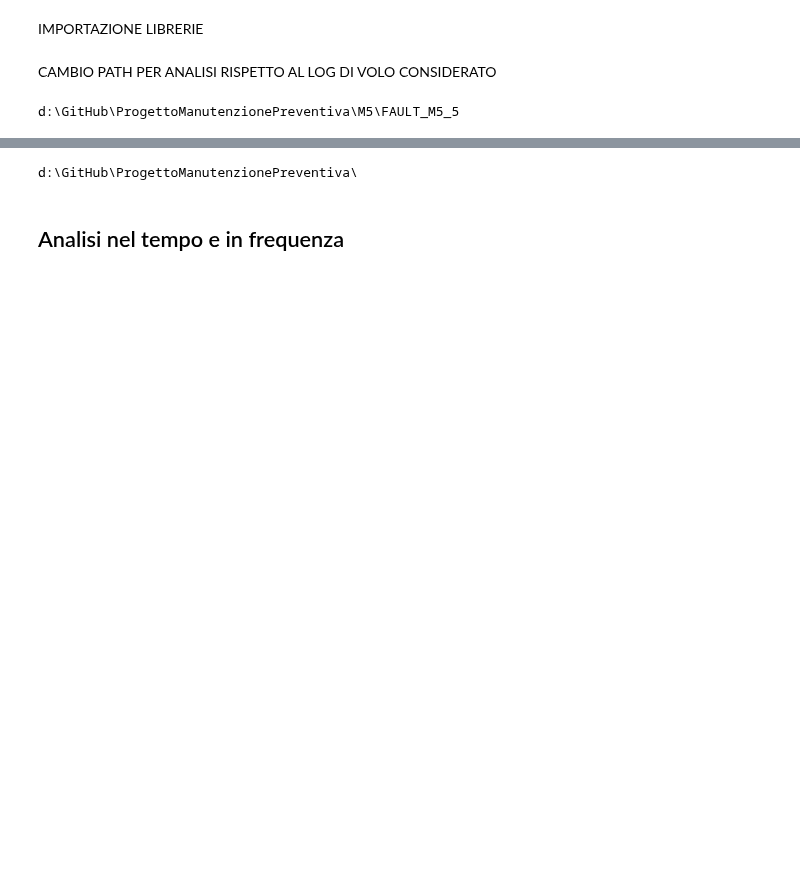
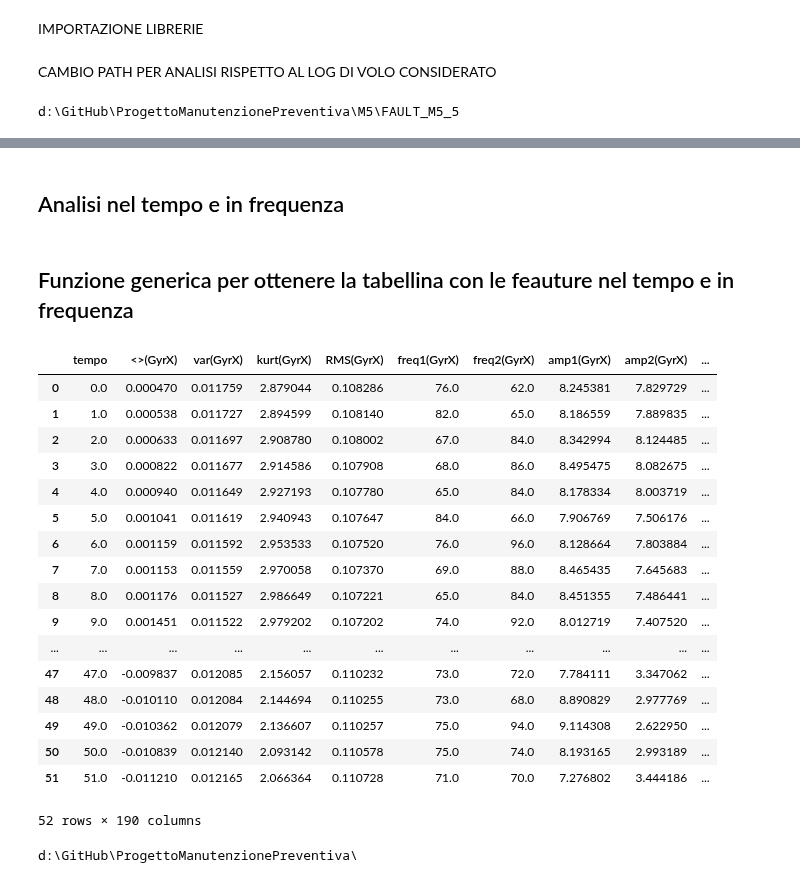
Before and after one commit to ChiaraAmalia/ProgettoManutenzionePreventiva, a Jupyter notebook: M5/FAULT_M5_5/fault_m5_5.ipynb, the cells around one changed output, grey strips where cells are left out. Cells and saved outputs as stored; diff of their text form; code cells hidden in the pictures; blank space fills up the shorter version.

```diff
--- a/M5/FAULT_M5_5/fault_m5_5.ipynb
+++ b/M5/FAULT_M5_5/fault_m5_5.ipynb
@@ -205,0 +260,5 @@ print(m5_fault5)
+# %%
+from datetime import timedelta
+m5_fault5=m5_fault5.reset_index(drop=True)
+m5_fault5['TimeUS'] = pd.to_datetime(m5_fault5['TimeUS'], unit='us').dt.strftime('%H:%M:%S.%f')
+display(m5_fault5)
@@ -205,0 +279,19 @@ print(m5_fault5)
+# %% [markdown]
+## Analisi nel tempo e in frequenza
+# %%
+import math
+#Funzione che calcola il Root Mean Square (RMS)
+def rmsValue(arr, n):
+    square = 0
+    mean = 0.0
+    root = 0.0
+    #Calcola il quadrato
+    for i in range(0,n):
+        square += (arr[i]**2)
+    #Calcola la media
+    mean = (square / (float)(n))
+    #Calcola la radice
+    root = math.sqrt(mean)
+    return root
+# %% [markdown]
+## Funzione generica per ottenere la tabellina con le feauture nel tempo e in frequenza
@@ -206,3 +333,48 @@ print(m5_fault5)
+# %%
+from functools import reduce
+GyrX=time_freq_feat('GyrX')
+GyrY=time_freq_feat('GyrY')
+GyrZ=time_freq_feat('GyrZ')
+AccX=time_freq_feat('AccX')
+AccY=time_freq_feat('AccY')
+AccZ=time_freq_feat('AccZ')
+Roll=time_freq_feat('Roll')
+Pitch=time_freq_feat('Pitch')
+Yaw=time_freq_feat('Yaw')
+rpm_ESC_0=time_freq_feat('RPM(ESC_0)')
+curr_ESC_0=time_freq_feat('Curr(ESC_0)')
+rpm_ESC_1=time_freq_feat('RPM(ESC_1)')
+curr_ESC_1=time_freq_feat('Curr(ESC_1)')
+rpm_ESC_2=time_freq_feat('RPM(ESC_2)')
+curr_ESC_2=time_freq_feat('Curr(ESC_2)')
+rpm_ESC_3=time_freq_feat('RPM(ESC_3)')
+curr_ESC_3=time_freq_feat('Curr(ESC_3)')
+rpm_ESC_4=time_freq_feat('RPM(ESC_4)')
+curr_ESC_4=time_freq_feat('Curr(ESC_4)')
+rpm_ESC_5=time_freq_feat('RPM(ESC_5)')
+curr_ESC_5=time_freq_feat('Curr(ESC_5)')
+merged = [GyrX,GyrY,GyrZ,AccX,AccY,AccZ,Roll,Pitch,Yaw,rpm_ESC_0,curr_ESC_0,rpm_ESC_1,curr_ESC_1,rpm_ESC_2,curr_ESC_2,rpm_ESC_3,curr_ESC_3,rpm_ESC_4,curr_ESC_4,rpm_ESC_5,curr_ESC_5]
+df_merged = reduce(lambda  left,right: pd.merge(left,right,on=['tempo'],how='outer'), merged)
+display(df_merged)
+# %% [output]
+|  | tempo | <>(GyrX) | var(GyrX) | kurt(GyrX) | RMS(GyrX) | freq1(GyrX) | freq2(GyrX) | amp1(GyrX) | amp2(GyrX) | ... |
+| 0 | 0.0 | 0.000470 | 0.011759 | 2.879044 | 0.108286 | 76.0 | 62.0 | 8.245381 | 7.829729 | ... |
+| 1 | 1.0 | 0.000538 | 0.011727 | 2.894599 | 0.108140 | 82.0 | 65.0 | 8.186559 | 7.889835 | ... |
+| 2 | 2.0 | 0.000633 | 0.011697 | 2.908780 | 0.108002 | 67.0 | 84.0 | 8.342994 | 8.124485 | ... |
+| 3 | 3.0 | 0.000822 | 0.011677 | 2.914586 | 0.107908 | 68.0 | 86.0 | 8.495475 | 8.082675 | ... |
+| 4 | 4.0 | 0.000940 | 0.011649 | 2.927193 | 0.107780 | 65.0 | 84.0 | 8.178334 | 8.003719 | ... |
+| 5 | 5.0 | 0.001041 | 0.011619 | 2.940943 | 0.107647 | 84.0 | 66.0 | 7.906769 | 7.506176 | ... |
+| 6 | 6.0 | 0.001159 | 0.011592 | 2.953533 | 0.107520 | 76.0 | 96.0 | 8.128664 | 7.803884 | ... |
+| 7 | 7.0 | 0.001153 | 0.011559 | 2.970058 | 0.107370 | 69.0 | 88.0 | 8.465435 | 7.645683 | ... |
+| 8 | 8.0 | 0.001176 | 0.011527 | 2.986649 | 0.107221 | 65.0 | 84.0 | 8.451355 | 7.486441 | ... |
+| 9 | 9.0 | 0.001451 | 0.011522 | 2.979202 | 0.107202 | 74.0 | 92.0 | 8.012719 | 7.407520 | ... |
+| ... | ... | ... | ... | ... | ... | ... | ... | ... | ... | ... |
+| 47 | 47.0 | -0.009837 | 0.012085 | 2.156057 | 0.110232 | 73.0 | 72.0 | 7.784111 | 3.347062 | ... |
+| 48 | 48.0 | -0.010110 | 0.012084 | 2.144694 | 0.110255 | 73.0 | 68.0 | 8.890829 | 2.977769 | ... |
+| 49 | 49.0 | -0.010362 | 0.012079 | 2.136607 | 0.110257 | 75.0 | 94.0 | 9.114308 | 2.622950 | ... |
+| 50 | 50.0 | -0.010839 | 0.012140 | 2.093142 | 0.110578 | 75.0 | 74.0 | 8.193165 | 2.993189 | ... |
+| 51 | 51.0 | -0.011210 | 0.012165 | 2.066364 | 0.110728 | 71.0 | 70.0 | 7.276802 | 3.444186 | ... |
+52 rows × 190 columns
 # %%
 path_file = path_file.replace(r"M5\FAULT_M5_5", "")
 os.chdir(path_file)
@@ -210,5 +382,3 @@ m5_fault5.to_csv('m5_fault5.csv', index=False)
 print(path_file)
 # %% [output]
 d:\GitHub\ProgettoManutenzionePreventiva\
-# %% [markdown]
-## Analisi nel tempo e in frequenza
```
Also changed, not shown: parts of 31 cells of this notebook, 32 other files.
